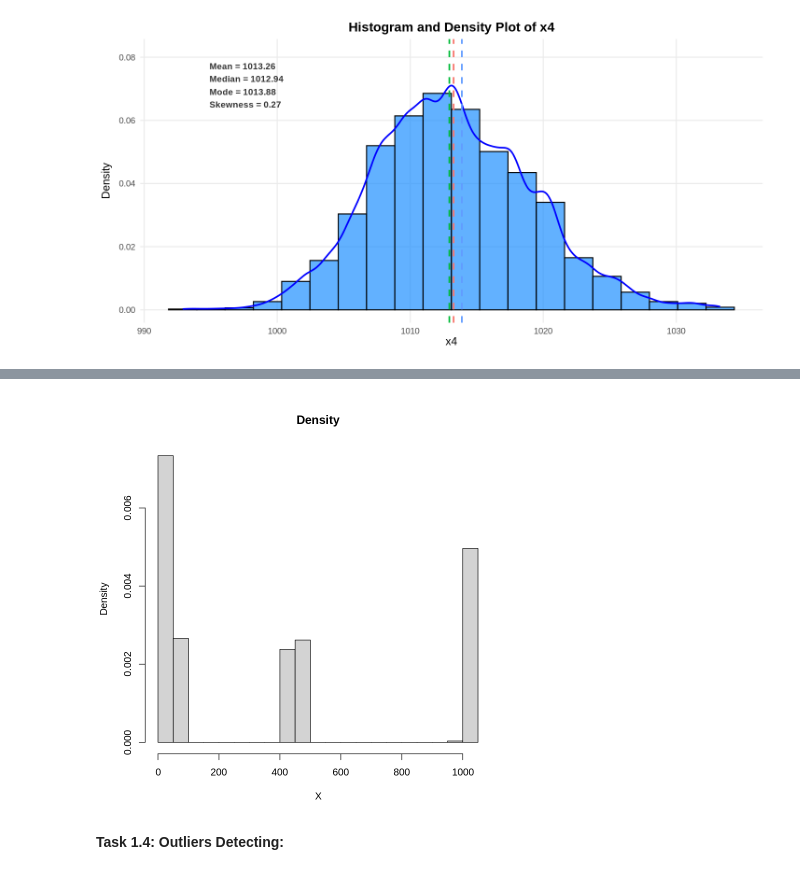
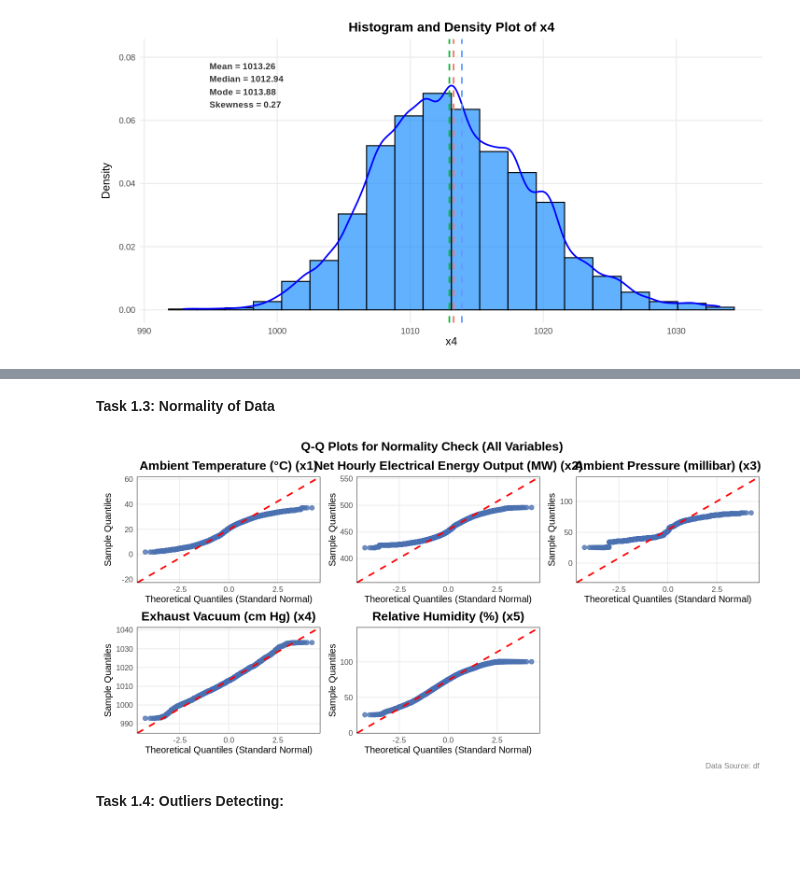
Before and after one commit to RiseshStha/statistics-for-data-science-project, a Jupyter notebook: Modeling EEG signals using polynomial regression.ipynb, the cells around one changed output, grey strips where cells are left out. Cells and saved outputs as stored; diff of their text form; code cells hidden in the pictures; blank space fills up the shorter version.

```diff
--- a/Modeling EEG signals using polynomial regression.ipynb
+++ b/Modeling EEG signals using polynomial regression.ipynb
@@ -453,4 +446,2 @@ plot(density_of_X,main = "Density plot of input signal X")
-# %%
-hist(X,freq = FALSE,main = "Density")
-# %% [output]
-[figure, removed]
+# %% [markdown]
+**Task 1.3: Normality of Data**
@@ -457,2 +484,30 @@ hist(X,freq = FALSE,main = "Density")
+# %%
+qqp_x1 <- make_qq_plot(df, x1, "Ambient Temperature (°C) (x1)")
+qqp_x2 <- make_qq_plot(df, x2, "Net Hourly Electrical Energy Output (MW) (x2)")
+qqp_x3 <- make_qq_plot(df, x3, "Ambient Pressure (millibar) (x3)")
+qqp_x4 <- make_qq_plot(df, x4, "Exhaust Vacuum (cm Hg) (x4)")
+qqp_x5 <- make_qq_plot(df, x5, "Relative Humidity (%) (x5)")
+
+
+combined_plot <- (qqp_x1 + qqp_x2 + qqp_x3 + qqp_x4 + qqp_x5) +
+
+  # Change: Use plot_layout with ncol = 3 to create a 3-column grid.
+  # This results in two rows (3 plots in the first row, 2 in the second).
+  plot_layout(ncol = 3) +
+
+  # --- Add a Spanning Title and Theme ---
+
+  plot_annotation(
+    title = 'Q-Q Plots for Normality Check (All Variables)', # Matching the example title
+    caption = 'Data Source: df',
+    theme = theme(
+      plot.title = element_text(hjust = 0.5, size = 16, face = "bold"),
+      plot.caption = element_text(size = 10, color = "gray50")
+    )
+  )
+
+print(combined_plot)
+# %% [output]
+[figure, added]
 # %% [markdown]
 **Task 1.4: Outliers Detecting:**
```
Also changed, not shown: parts of 12 cells of this notebook.
